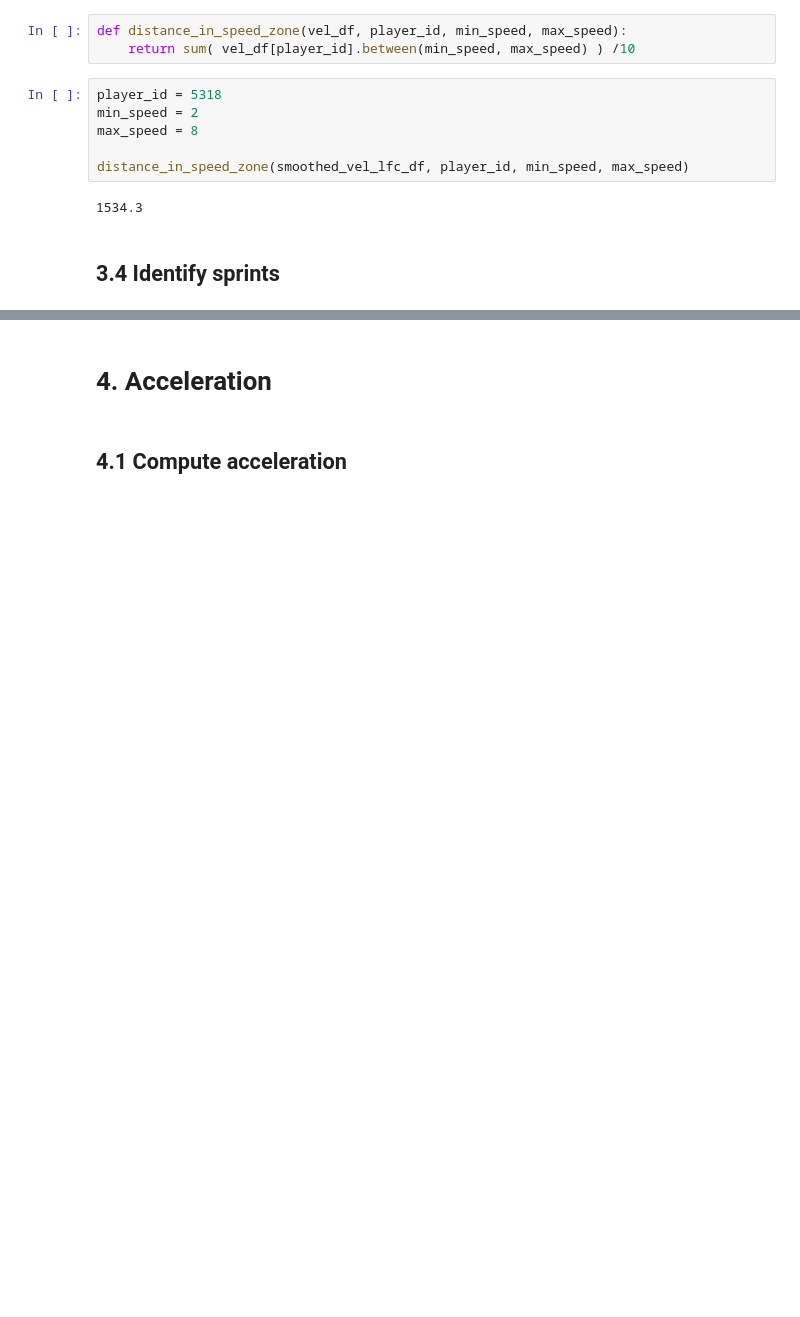
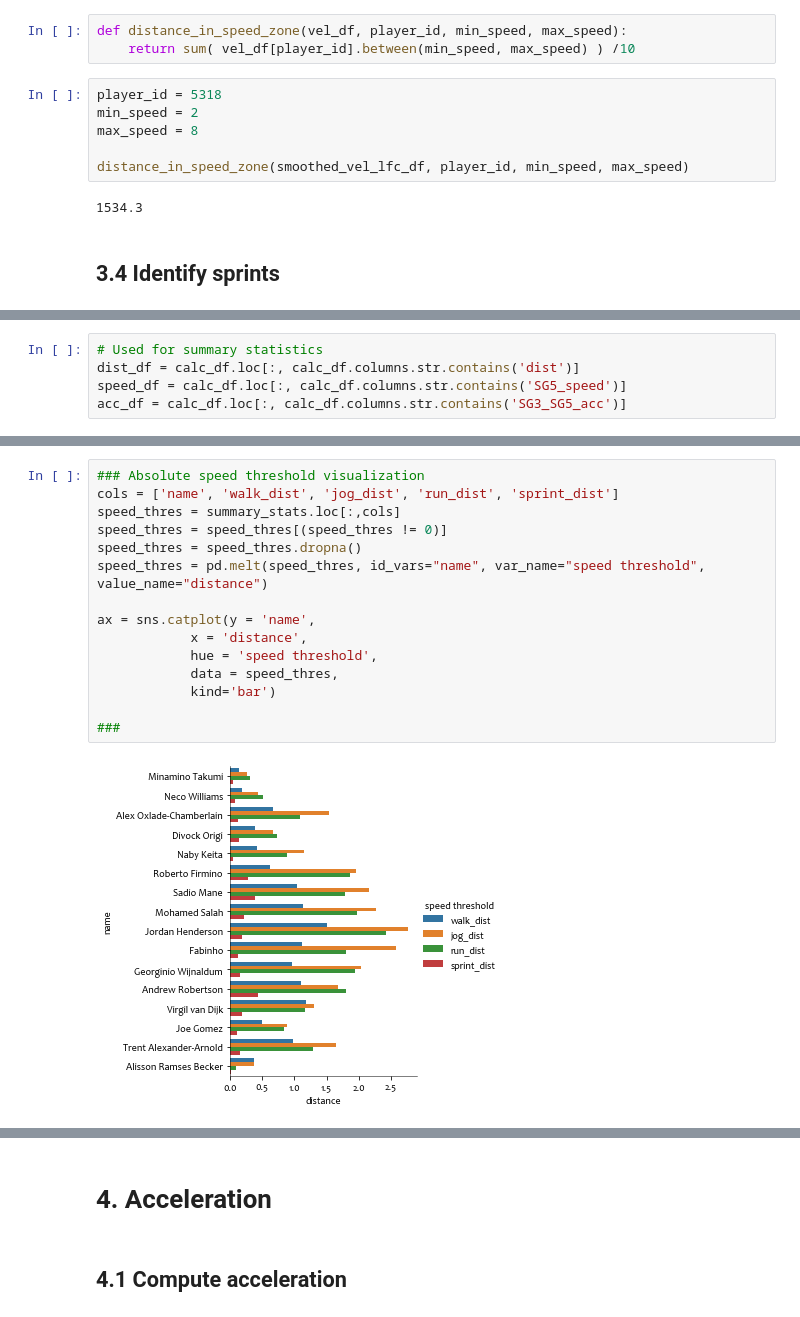
Before and after one commit to JohnLindblad/FinalProject-PlayerFitness, a Jupyter notebook: FinalProject-John.ipynb, the cells around one changed output, grey strips where cells are left out. Saved outputs shown, nothing was run; the diff lists cells and outputs as text; blank space fills up the shorter version.

```diff
--- a/FinalProject-John.ipynb
+++ b/FinalProject-John.ipynb
@@ -398,0 +397,5 @@ distance_in_speed_zone(smoothed_vel_lfc_df, player_id, min_speed, max_speed)
+# %%
+# Used for summary statistics
+dist_df = calc_df.loc[:, calc_df.columns.str.contains('dist')]
+speed_df = calc_df.loc[:, calc_df.columns.str.contains('SG5_speed')]
+acc_df = calc_df.loc[:, calc_df.columns.str.contains('SG3_SG5_acc')]
@@ -398,0 +482,17 @@ distance_in_speed_zone(smoothed_vel_lfc_df, player_id, min_speed, max_speed)
+# %%
+### Absolute speed threshold visualization
+cols = ['name', 'walk_dist', 'jog_dist', 'run_dist', 'sprint_dist']
+speed_thres = summary_stats.loc[:,cols]
+speed_thres = speed_thres[(speed_thres != 0)]
+speed_thres = speed_thres.dropna()
+speed_thres = pd.melt(speed_thres, id_vars="name", var_name="speed threshold", value_name="distance")
+
+ax = sns.catplot(y = 'name',
+            x = 'distance',
+            hue = 'speed threshold',
+            data = speed_thres,
+            kind='bar')
+
+###
+# %% [output]
+[figure, added]
```
Also changed, not shown: parts of 12 cells of this notebook.
